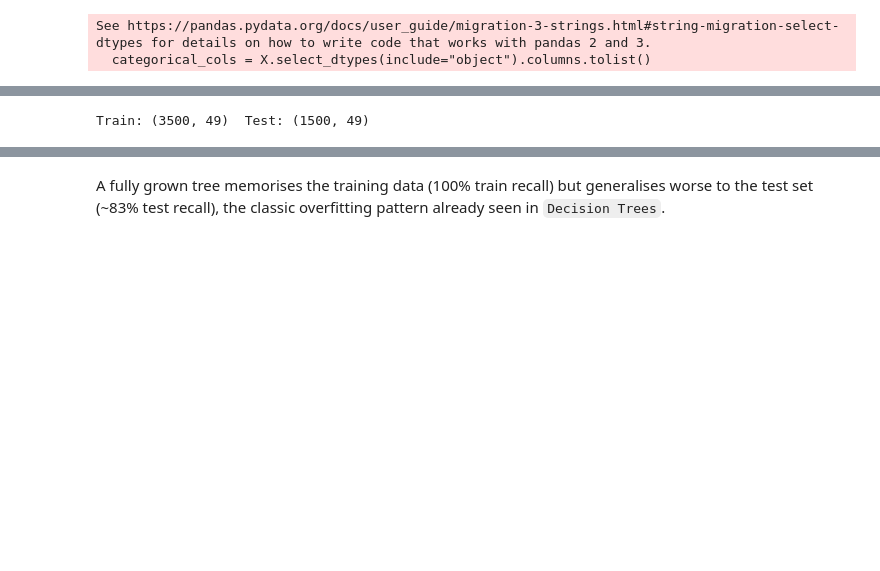
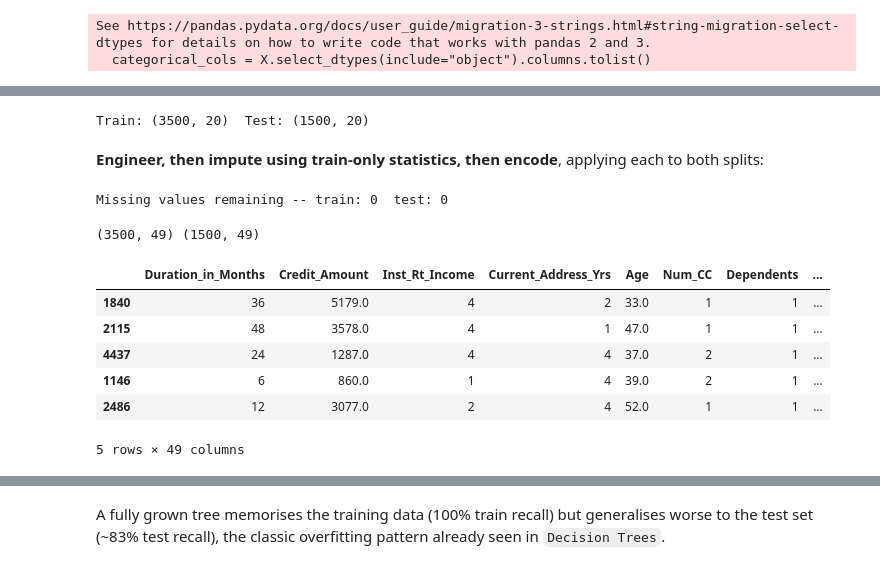
Before and after one commit to yogi-datalabs/machine-learning, a Jupyter notebook: ML Pipelines/Credit Default Prediction with an sklearn Pipeline.ipynb, the cells around one changed output, grey strips where cells are left out. Saved outputs shown, nothing was run; the diff lists cells and outputs as text; code cells hidden in the pictures; blank space fills up the shorter version.

```diff
--- a/ML Pipelines/Credit Default Prediction with an sklearn Pipeline.ipynb
+++ b/ML Pipelines/Credit Default Prediction with an sklearn Pipeline.ipynb
@@ -120,10 +96,56 @@ Missing values remaining: 0
 # %%
-X_train, X_test, y_train, y_test = train_test_split(
-    X_encoded, y, test_size=0.3, random_state=42
+X_train_raw, X_test_raw, y_train, y_test = train_test_split(
+    X, y, test_size=0.3, random_state=42
 )
-print("Train:", X_train.shape, " Test:", X_test.shape)
+print("Train:", X_train_raw.shape, " Test:", X_test_raw.shape)
 # %% [output]
-Train: (3500, 49)  Test: (1500, 49)
+Train: (3500, 20)  Test: (1500, 20)
+# %% [markdown]
+**Engineer, then impute using train-only statistics, then encode**, applying each to both splits:
+# %%
+def engineer_feature(frame):
+    frame = frame.copy()
+    frame["Amount_per_Month"] = frame["Credit_Amount"] / frame["Duration_in_Months"]
+    return frame
+
+X_train_fe = engineer_feature(X_train_raw)
+X_test_fe = engineer_feature(X_test_raw)
+numeric_cols_engineered = numeric_cols + ["Amount_per_Month"]
+
+median_fill = X_train_fe[numeric_cols_engineered].median()
+mode_fill = X_train_fe[categorical_cols].mode().iloc[0]
+
+def impute(frame):
+    frame = frame.copy()
+    for col in numeric_cols_engineered:
+        frame[col] = frame[col].fillna(median_fill[col])
+    for col in categorical_cols:
+        frame[col] = frame[col].fillna(mode_fill[col])
+    return frame
+
+X_train_imputed = impute(X_train_fe)
+X_test_imputed = impute(X_test_fe)
+
+print("Missing values remaining -- train:", X_train_imputed.isnull().sum().sum(),
+      " test:", X_test_imputed.isnull().sum().sum())
+# %% [output]
+Missing values remaining -- train: 0  test: 0
+# %%
+X_train = pd.get_dummies(X_train_imputed, columns=categorical_cols, drop_first=True, dtype=int)
+X_test = pd.get_dummies(X_test_imputed, columns=categorical_cols, drop_first=True, dtype=int).reindex(
+    columns=X_train.columns, fill_value=0
+)
+print(X_train.shape, X_test.shape)
+X_train.head()
+# %% [output]
+(3500, 49) (1500, 49)
+|  | Duration_in_Months | Credit_Amount | Inst_Rt_Income | Current_Address_Yrs | Age | Num_CC | Dependents | ... |
+| 1840 | 36 | 5179.0 | 4 | 2 | 33.0 | 1 | 1 | ... |
+| 2115 | 48 | 3578.0 | 4 | 1 | 47.0 | 1 | 1 | ... |
+| 4437 | 24 | 1287.0 | 4 | 4 | 37.0 | 2 | 1 | ... |
+| 1146 | 6 | 860.0 | 1 | 4 | 39.0 | 2 | 1 | ... |
+| 2486 | 12 | 3077.0 | 2 | 4 | 52.0 | 1 | 1 | ... |
+5 rows × 49 columns
 # %%
 base_dtree = DecisionTreeClassifier(random_state=0)
 base_dtree.fit(X_train, y_train)
```
Also changed, not shown: parts of 14 cells of this notebook, 1 other file.
